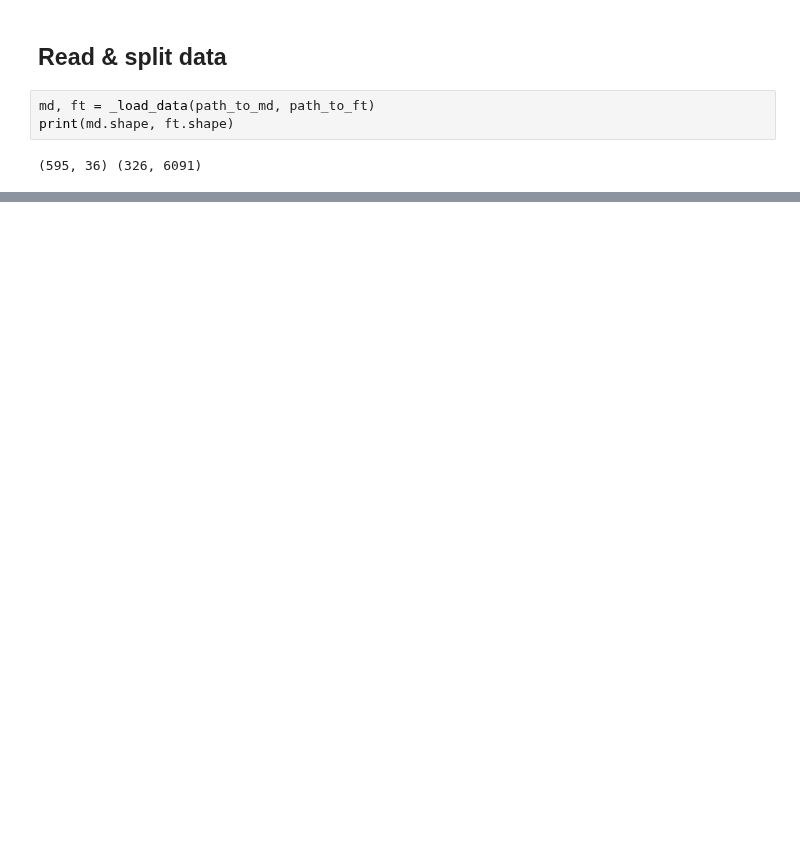
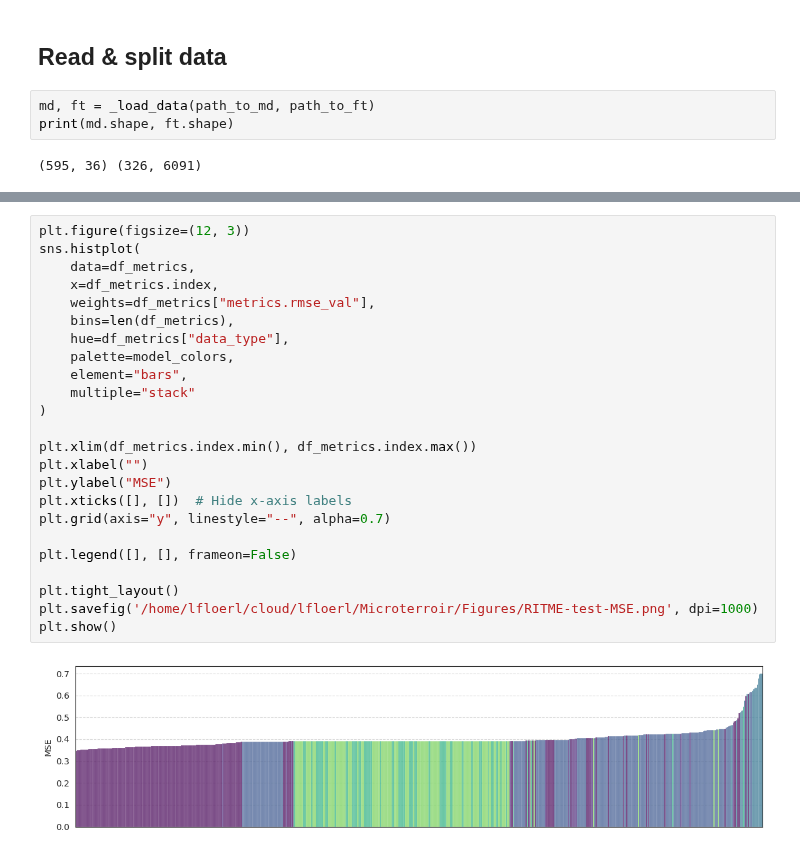
Before and after one commit to bokulich-publications/microterroir, a Jupyter notebook: Microbiome/ITS/influence-factors/5_fun_influence_berry_climate_predict.ipynb, the cells around one changed output, grey strips where cells are left out. Drawn from its saved outputs; the diff is of its cells as text; blank space fills up the shorter version.

```diff
--- a/Microbiome/ITS/influence-factors/5_fun_influence_berry_climate_predict.ipynb
+++ b/Microbiome/ITS/influence-factors/5_fun_influence_berry_climate_predict.ipynb
@@ -170,0 +224,26 @@ NameError: name 'best_model_dict' is not defined
+# %%
+plt.figure(figsize=(12, 3))
+sns.histplot(
+    data=df_metrics,
+    x=df_metrics.index,
+    weights=df_metrics["metrics.rmse_val"],
+    bins=len(df_metrics),
+    hue=df_metrics["data_type"],
+    palette=model_colors,
+    element="bars",
+    multiple="stack"
+)
+
+plt.xlim(df_metrics.index.min(), df_metrics.index.max())
+plt.xlabel("")
+plt.ylabel("MSE")
+plt.xticks([], [])  # Hide x-axis labels
+plt.grid(axis="y", linestyle="--", alpha=0.7)
+
+plt.legend([], [], frameon=False)
+
+plt.tight_layout()
+plt.savefig('/home/lfloerl/cloud/lfloerl/Microterroir/Figures/RITME-test-MSE.png', dpi=1000)
+plt.show()
+# %% [output]
+[figure, added]
```
Also changed, not shown: parts of 14 cells of this notebook, 9 other files.
